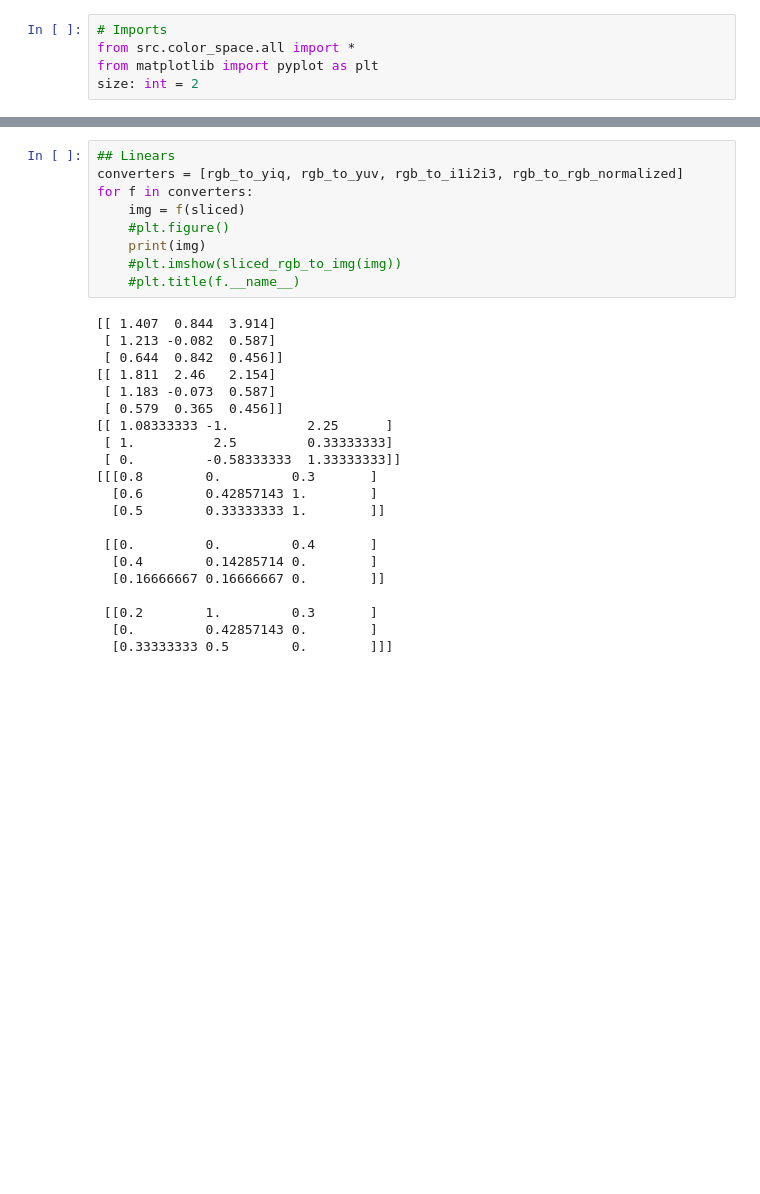
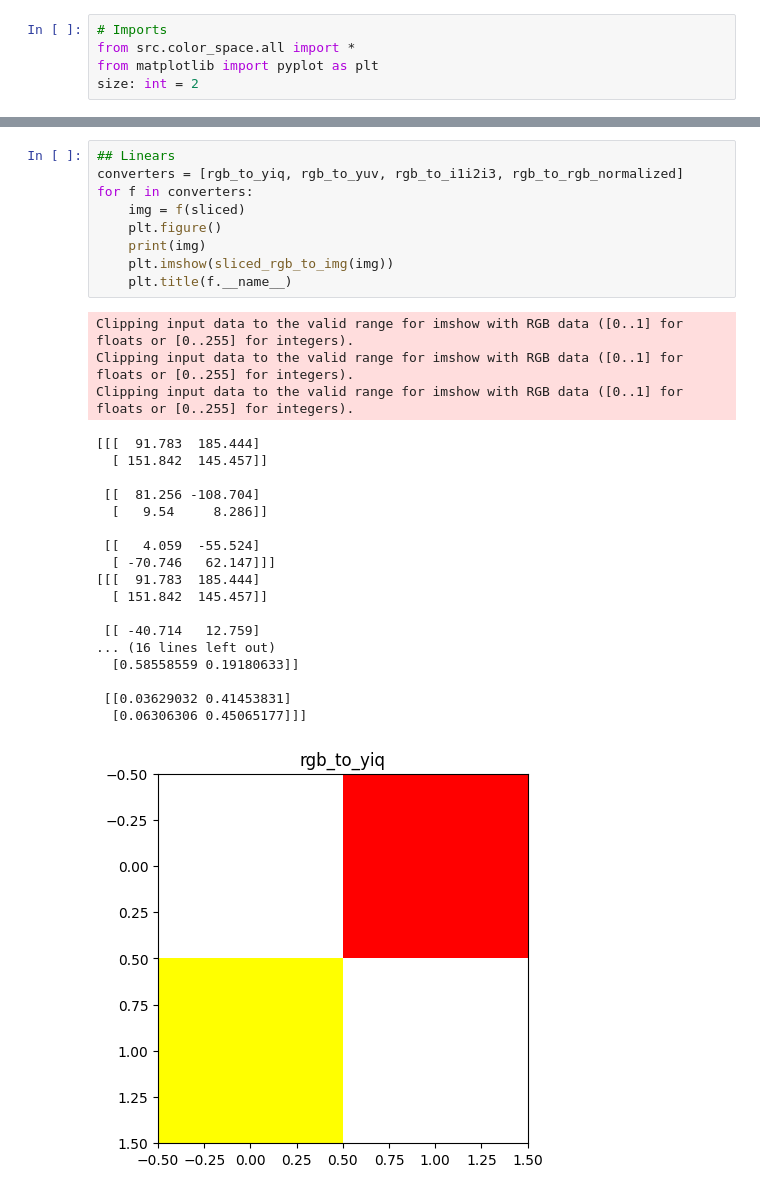
Before and after one commit to Stoupy51/INFO0911_ImageAnalysis, a Jupyter notebook: _test_color_space.ipynb, the cells around one changed output, grey strips where cells are left out. Saved outputs shown, nothing was run; the diff lists cells and outputs as text; blank space fills up the shorter version.

```diff
--- a/_test_color_space.ipynb
+++ b/_test_color_space.ipynb
@@ -53,30 +52,31 @@ for f in converters:
 # %%
 ## Linears
 converters = [rgb_to_yiq, rgb_to_yuv, rgb_to_i1i2i3, rgb_to_rgb_normalized]
 for f in converters:
 	img = f(sliced)
-	#plt.figure()
+	plt.figure()
 	print(img)
-	#plt.imshow(sliced_rgb_to_img(img))
-	#plt.title(f.__name__)
+	plt.imshow(sliced_rgb_to_img(img))
+	plt.title(f.__name__)
 # %% [output]
-[[ 1.407  0.844  3.914]
- [ 1.213 -0.082  0.587]
- [ 0.644  0.842  0.456]]
-[[ 1.811  2.46   2.154]
- [ 1.183 -0.073  0.587]
- [ 0.579  0.365  0.456]]
-[[ 1.08333333 -1.          2.25      ]
- [ 1.          2.5         0.33333333]
- [ 0.         -0.58333333  1.33333333]]
-[[[0.8        0.         0.3       ]
-  [0.6        0.42857143 1.        ]
-  [0.5        0.33333333 1.        ]]
-
- [[0.         0.         0.4       ]
-  [0.4        0.14285714 0.        ]
-  [0.16666667 0.16666667 0.        ]]
-
- [[0.2        1.         0.3       ]
-  [0.         0.42857143 0.        ]
-  [0.33333333 0.5        0.        ]]]
+Clipping input data to the valid range for imshow with RGB data ([0..1] for floats or [0..255] for integers).
+Clipping input data to the valid range for imshow with RGB data ([0..1] for floats or [0..255] for integers).
+Clipping input data to the valid range for imshow with RGB data ([0..1] for floats or [0..255] for integers).
+[[[  91.783  185.444]
+  [ 151.842  145.457]]
+
+ [[  81.256 -108.704]
+  [   9.54     8.286]]
+
+ [[   4.059  -55.524]
+  [ -70.746   62.147]]]
+[[[  91.783  185.444]
+  [ 151.842  145.457]]
+
+ [[ -40.714   12.759]
+... (16 lines left out)
+  [0.58558559 0.19180633]]
+
+ [[0.03629032 0.41453831]
+  [0.06306306 0.45065177]]]
+[figure, added]
```
Also changed, not shown: parts of 4 cells of this notebook, 1 other file.
